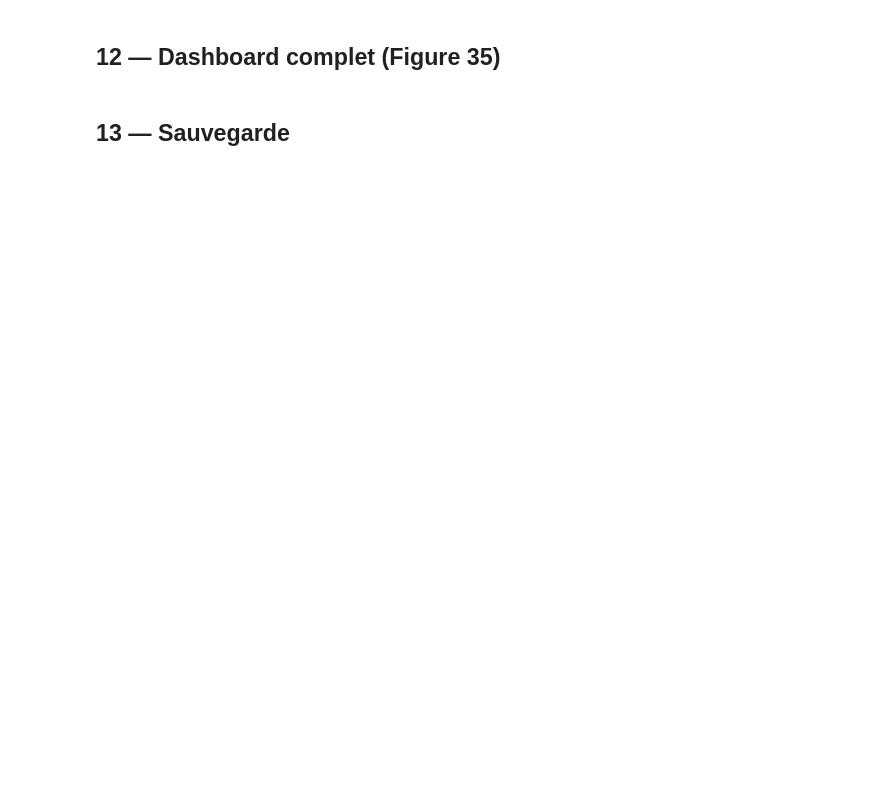
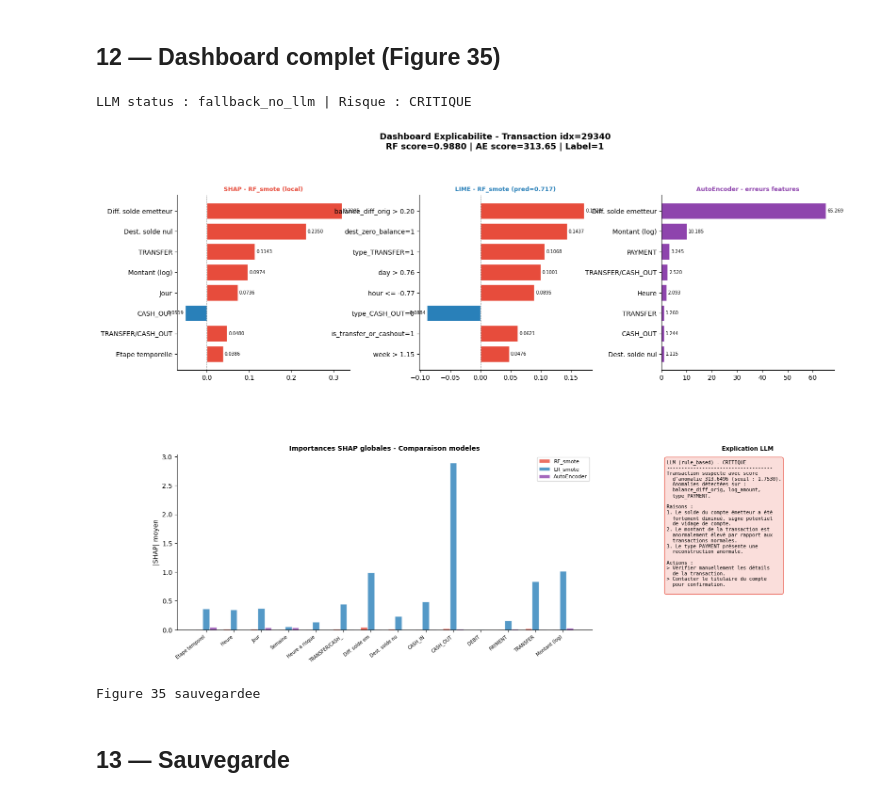
Before and after one commit to yousra0/Intelligent-Anomaly-Detection, a Jupyter notebook: notebooks/06_shap_lime.ipynb, the cells around one changed output. Saved outputs shown, nothing was run; the diff lists cells and outputs as text; code cells hidden in the pictures; blank space fills up the shorter version.

```diff
--- a/notebooks/06_shap_lime.ipynb
+++ b/notebooks/06_shap_lime.ipynb
@@ -569,9 +697,14 @@ print('Figure 34 sauvegardee')
 ## 12 — Dashboard complet (Figure 35)
 # %%
 import textwrap
+import torch
 
 # Erreurs de reconstruction AE par feature
-tx_rec  = ae.model.predict(tx.reshape(1,-1).astype(np.float32), verbose=0)[0]
+ae.model.eval()
+ae_device = next(ae.model.parameters()).device
+tx_tensor = torch.from_numpy(tx.reshape(1, -1).astype(np.float32)).to(ae_device)
+with torch.no_grad():
+    tx_rec = ae.model(tx_tensor).cpu().numpy()[0]
 feat_errs = np.abs(tx - tx_rec)
 
 # LLM fallback (rule-based si Ollama absent)
@@ -633,33 +766,37 @@ for mi, (mname, (_, col, mabs)) in enumerate(shap_dict.items()):
     ax4.bar(x + mi*w, mabs, w, label=mname, color=col, alpha=0.80, edgecolor='white')
 ax4.set_xticks(x + w)
 ax4.set_xticklabels([FEAT_LABELS.get(f,f)[:14] for f in FEATURE_COLS], rotation=38, ha='right', fontsize=7)
 ax4.set_title('Importances SHAP globales - Comparaison modeles', fontweight='bold', fontsize=10)
 ax4.set_ylabel('|SHAP| moyen')
 ax4.legend(fontsize=8)
 ax4.spines[['top','right']].set_visible(False)
 
 # Panel 5 : Explication LLM
 ax5 = fig.add_subplot(gs[1,2])
 ax5.axis('off')
 risk    = parsed.get('risk_level','?')
 resume  = parsed.get('resume','')
 raisons = parsed.get('raisons',[])
 actions = parsed.get('actions_recommandees',[])
 bg_col  = {'CRITIQUE':'#FADBD8','ELEVE':'#FDEBD0','MODERE':'#FEF9E7'}.get(risk,'#EBF5FB')
 def w(t,n=38): return '\n  '.join(textwrap.wrap(str(t),n))
 txt  = f'LLM ({parsed.get("model","?")}) - {risk}\n'
 txt += '-'*36+'\n'
 txt += w(resume)+'\n\nRaisons :\n'
 for i,r in enumerate(raisons[:3],1): txt += f'{i}. {w(r,34)}\n'
 txt += '\nActions :\n'
 for a in actions[:2]: txt += f'> {w(a,34)}\n'
 ax5.text(0.03, 0.97, txt, transform=ax5.transAxes, fontsize=7.5, va='top', fontfamily='monospace',
          bbox=dict(boxstyle='round,pad=0.4', facecolor=bg_col, alpha=0.9, edgecolor=POS if risk=='CRITIQUE' else '#AAA'))
 ax5.set_title('Explication LLM', fontweight='bold', fontsize=9)
 
 plt.savefig(FIGURES_DIR / '35_explainability_dashboard.png', dpi=150, bbox_inches='tight')
 plt.show()
 print('Figure 35 sauvegardee')
+# %% [output]
+LLM status : fallback_no_llm | Risque : CRITIQUE
+[figure, added]
+Figure 35 sauvegardee
 # %% [markdown]
 ## 13 — Sauvegarde
 # %%
```
Also changed, not shown: parts of 18 cells of this notebook, 17 other files.
